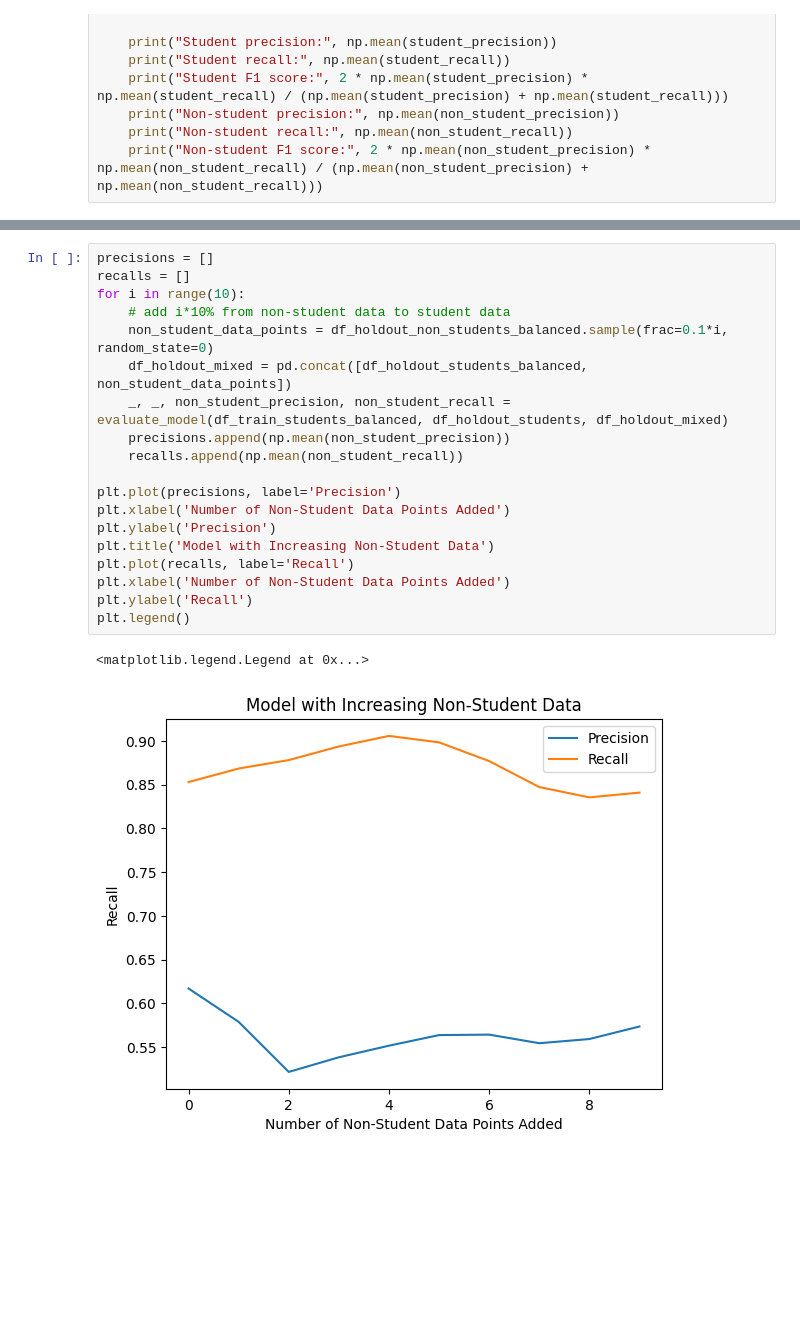
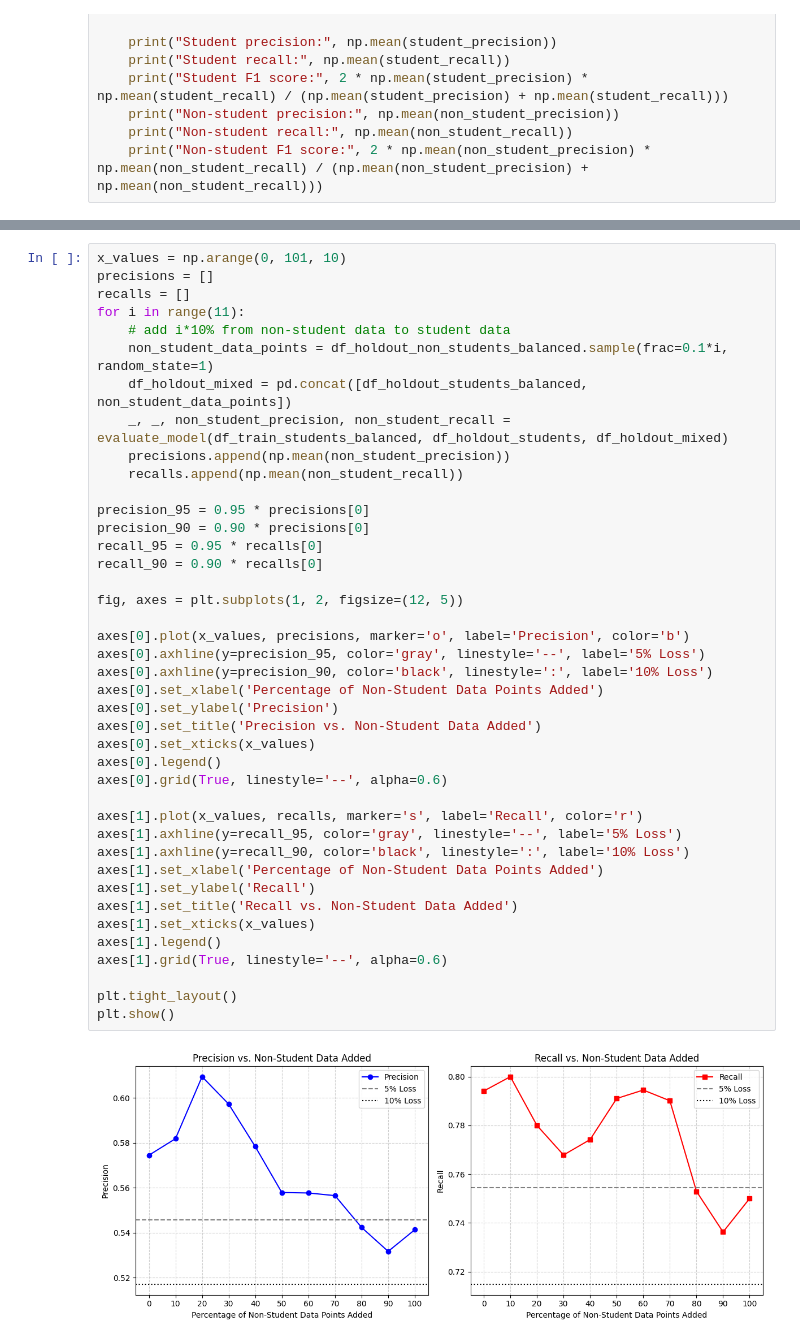
Before and after one commit to hpi-sam/ASE-GenAI, a Jupyter notebook: hendrik-lucas-philipp/miniproject3/task1.ipynb, the cells around one changed output, grey strips where cells are left out. Drawn from its saved outputs; the diff is of its cells as text; blank space fills up the shorter version.

```diff
--- a/hendrik-lucas-philipp/miniproject3/task1.ipynb
+++ b/hendrik-lucas-philipp/miniproject3/task1.ipynb
@@ -224,25 +160,46 @@ The precision seems to have random ups and downs around 0.6, so we cannot really
 # %%
+x_values = np.arange(0, 101, 10)
 precisions = []
 recalls = []
-for i in range(10):
+for i in range(11):
     # add i*10% from non-student data to student data
-    non_student_data_points = df_holdout_non_students_balanced.sample(frac=0.1*i, random_state=0)
+    non_student_data_points = df_holdout_non_students_balanced.sample(frac=0.1*i, random_state=1)
     df_holdout_mixed = pd.concat([df_holdout_students_balanced, non_student_data_points])
     _, _, non_student_precision, non_student_recall = evaluate_model(df_train_students_balanced, df_holdout_students, df_holdout_mixed)
     precisions.append(np.mean(non_student_precision))
     recalls.append(np.mean(non_student_recall))
 
-plt.plot(precisions, label='Precision')
-plt.xlabel('Number of Non-Student Data Points Added')
-plt.ylabel('Precision')
-plt.title('Model with Increasing Non-Student Data')
-plt.plot(recalls, label='Recall')
-plt.xlabel('Number of Non-Student Data Points Added')
-plt.ylabel('Recall')
-plt.legend()
+precision_95 = 0.95 * precisions[0]
+precision_90 = 0.90 * precisions[0]
+recall_95 = 0.95 * recalls[0]
+recall_90 = 0.90 * recalls[0]
+
+fig, axes = plt.subplots(1, 2, figsize=(12, 5))
+
+axes[0].plot(x_values, precisions, marker='o', label='Precision', color='b')
+axes[0].axhline(y=precision_95, color='gray', linestyle='--', label='5% Loss')
+axes[0].axhline(y=precision_90, color='black', linestyle=':', label='10% Loss')
+axes[0].set_xlabel('Percentage of Non-Student Data Points Added')
+axes[0].set_ylabel('Precision')
+axes[0].set_title('Precision vs. Non-Student Data Added')
+axes[0].set_xticks(x_values)
+axes[0].legend()
+axes[0].grid(True, linestyle='--', alpha=0.6)
+
+axes[1].plot(x_values, recalls, marker='s', label='Recall', color='r')
+axes[1].axhline(y=recall_95, color='gray', linestyle='--', label='5% Loss')
+axes[1].axhline(y=recall_90, color='black', linestyle=':', label='10% Loss')
+axes[1].set_xlabel('Percentage of Non-Student Data Points Added')
+axes[1].set_ylabel('Recall')
+axes[1].set_title('Recall vs. Non-Student Data Added')
+axes[1].set_xticks(x_values)
+axes[1].legend()
+axes[1].grid(True, linestyle='--', alpha=0.6)
+
+plt.tight_layout()
+plt.show()
 # %% [output]
-<matplotlib.legend.Legend at 0x...>
-[figure, old version]
+[figure, new version]
 # %% [markdown]
 ---
 ## Question 2: Gradually adding non-students to train data
```
Also changed, not shown: parts of 18 cells of this notebook, 3 other files.
